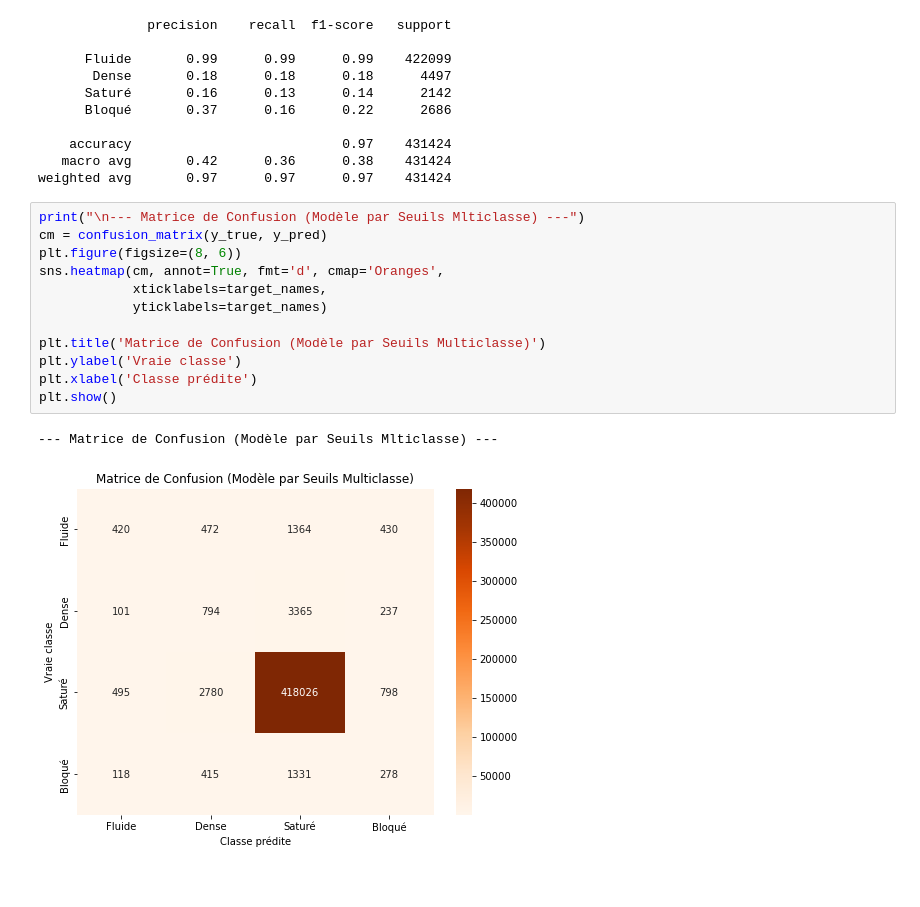
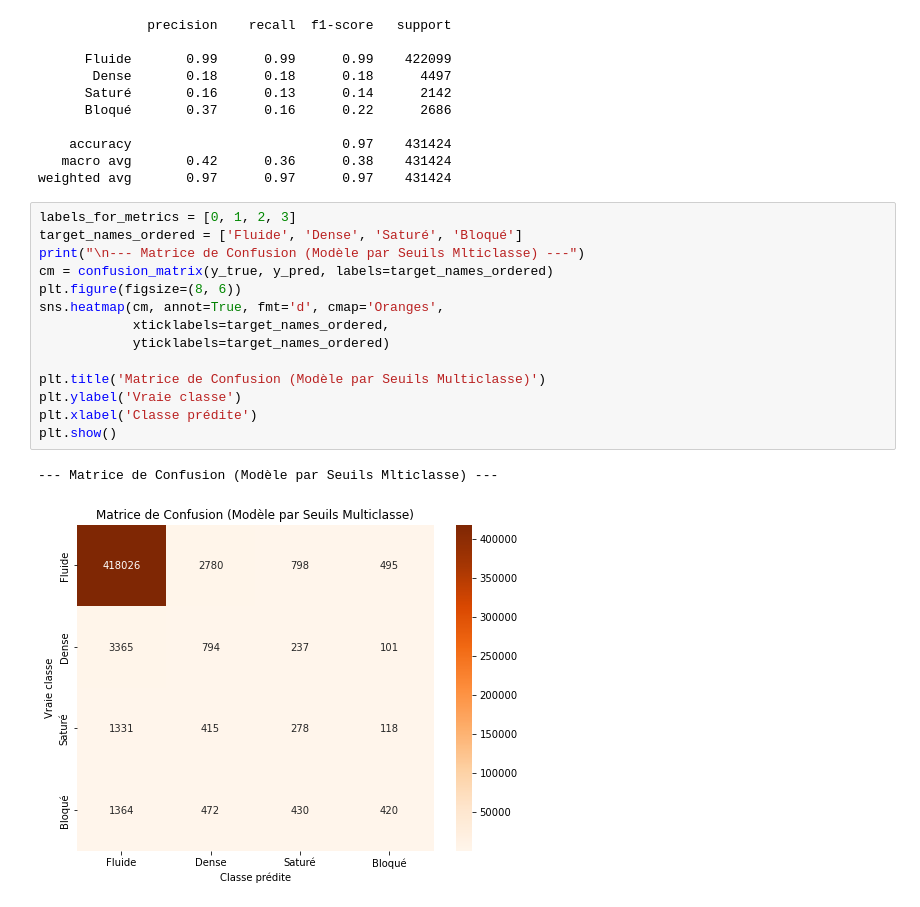
Before and after one commit to BENOUSSAIDarezkimalek/AI_model_urban_mobility, a Jupyter notebook: src/predictions_par_seuil_multiclasse.ipynb, the cells around one changed output. Drawn from its saved outputs; the diff is of its cells as text.

Commit message:
Correction erreur LSTM et correction graphique predictions par seuil

```diff
--- a/src/predictions_par_seuil_multiclasse.ipynb
+++ b/src/predictions_par_seuil_multiclasse.ipynb
@@ -77,17 +77,19 @@ print(classification_report(y_true, y_pred, labels=target_names))
    macro avg       0.42      0.36      0.38    431424
 weighted avg       0.97      0.97      0.97    431424
 # %%
+labels_for_metrics = [0, 1, 2, 3]
+target_names_ordered = ['Fluide', 'Dense', 'Saturé', 'Bloqué']
 print("\n--- Matrice de Confusion (Modèle par Seuils Mlticlasse) ---")
-cm = confusion_matrix(y_true, y_pred)
+cm = confusion_matrix(y_true, y_pred, labels=target_names_ordered)
 plt.figure(figsize=(8, 6))
 sns.heatmap(cm, annot=True, fmt='d', cmap='Oranges',
-            xticklabels=target_names,
-            yticklabels=target_names)
+            xticklabels=target_names_ordered,
+            yticklabels=target_names_ordered)
 
 plt.title('Matrice de Confusion (Modèle par Seuils Multiclasse)')
 plt.ylabel('Vraie classe')
 plt.xlabel('Classe prédite')
 plt.show()
 # %% [output]
 --- Matrice de Confusion (Modèle par Seuils Mlticlasse) ---
-[figure, old version]
+[figure, new version]
```
Also changed, not shown: 1 other file.
